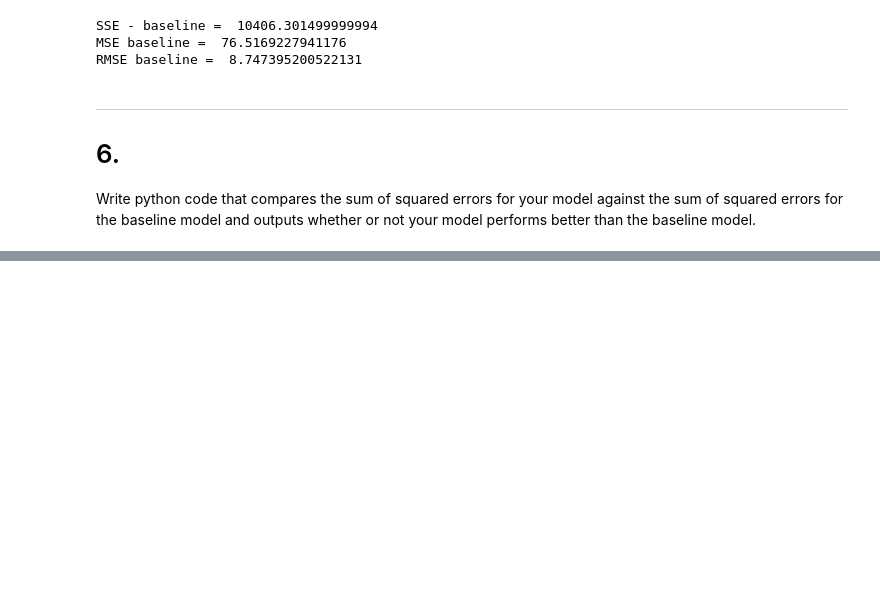
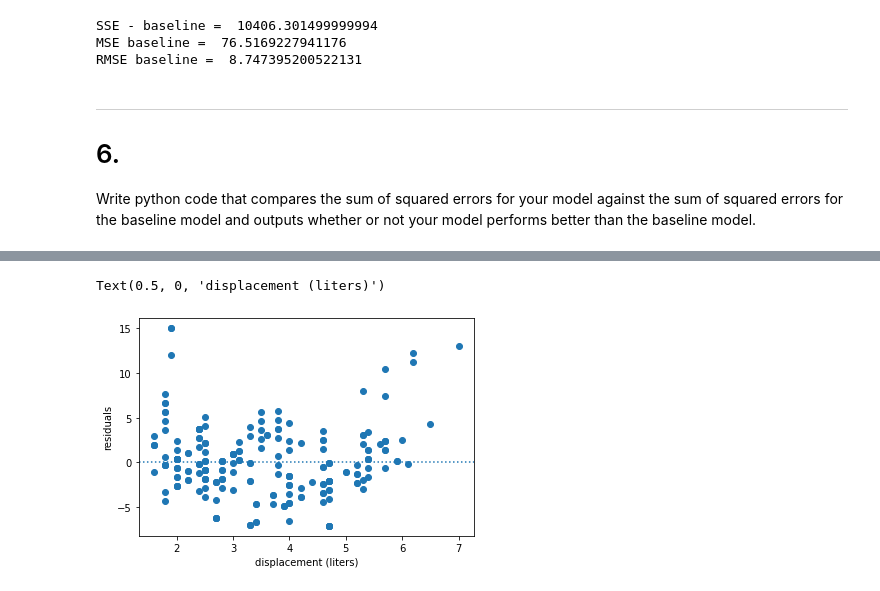
Before and after one commit to VelasquezAlejandro044/regression-exercises, a Jupyter notebook: evaluate.ipynb, the cells around one changed output, grey strips where cells are left out. Cells and saved outputs as stored; diff of their text form; code cells hidden in the pictures; blank space fills up the shorter version.

```diff
--- a/evaluate.ipynb
+++ b/evaluate.ipynb
@@ -348,0 +402,10 @@ Is your model better than the baseline model?
+# %%
+# plot displacement vs residuals
+
+plt.scatter(mpg.displ, (mpg.hwy - predictions))
+plt.axhline(0, ls = ':')
+plt.ylabel('residuals')
+plt.xlabel('displacement (liters)')
+# %% [output]
+Text(0.5, 0, 'displacement (liters)')
+[figure, added]
```
Also changed, not shown: parts of 28 cells of this notebook, 3 other files.
